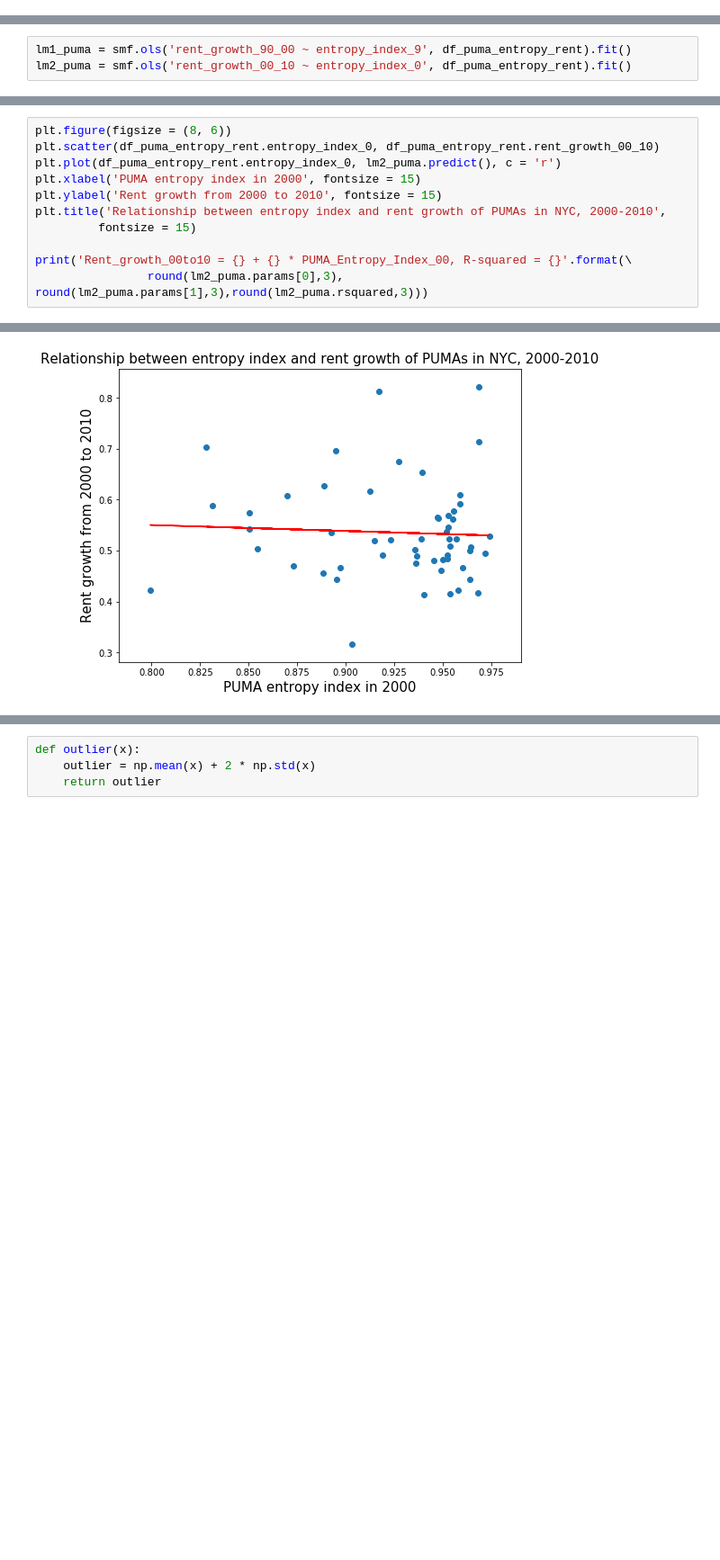
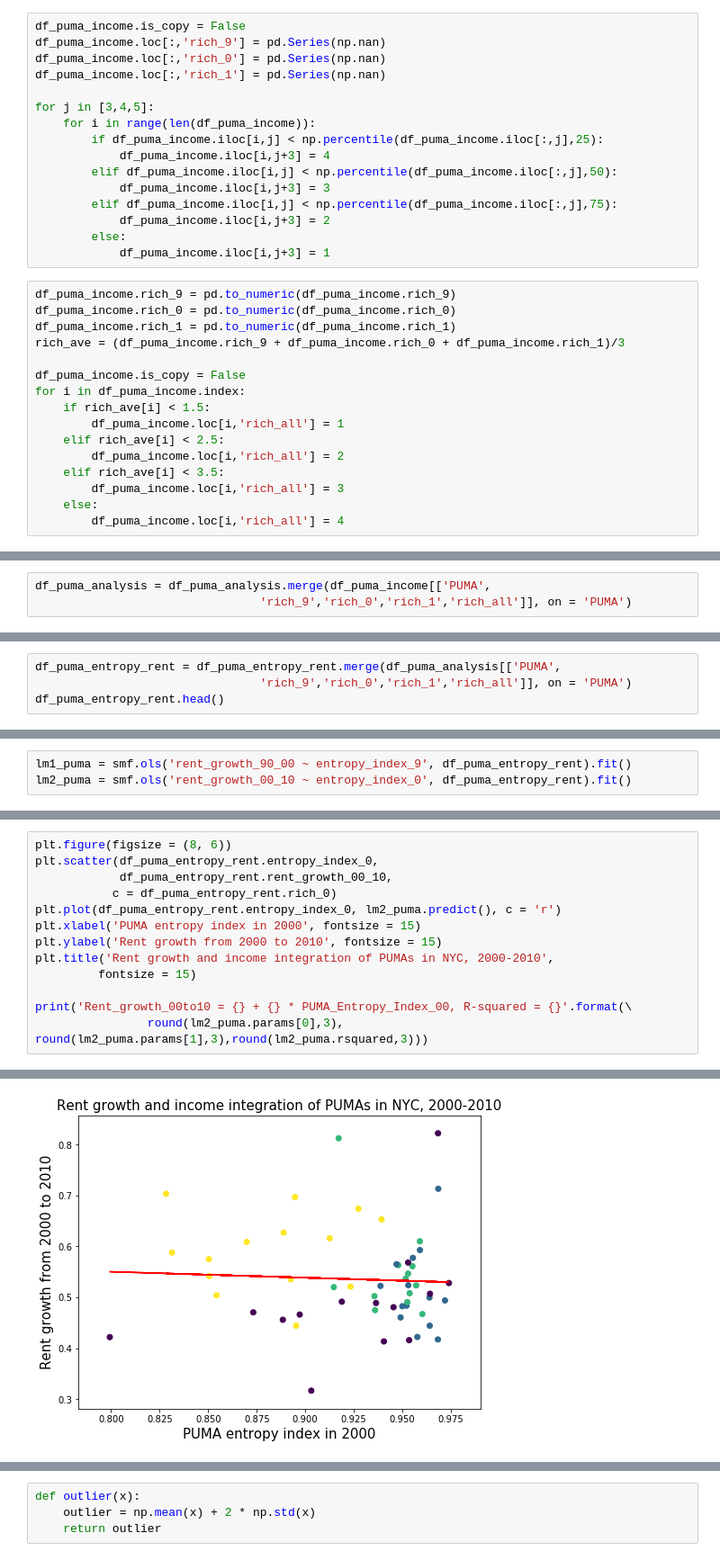
Before and after one commit to picniclin/NYC_yl5240, a Jupyter notebook: NYC_housing_and_income.ipynb, the cells around one changed output, grey strips where cells are left out. Shown at 90% size. Saved outputs shown, nothing was run; the diff lists cells and outputs as text; blank space fills up the shorter version.

```diff
--- a/NYC_housing_and_income.ipynb
+++ b/NYC_housing_and_income.ipynb
@@ -1108,0 +1133,32 @@ df_puma_analysis.head()
+# %%
+df_puma_income.is_copy = False
+df_puma_income.loc[:,'rich_9'] = pd.Series(np.nan)
+df_puma_income.loc[:,'rich_0'] = pd.Series(np.nan)
+df_puma_income.loc[:,'rich_1'] = pd.Series(np.nan)
+
+for j in [3,4,5]:
+    for i in range(len(df_puma_income)):
+        if df_puma_income.iloc[i,j] < np.percentile(df_puma_income.iloc[:,j],25):
+            df_puma_income.iloc[i,j+3] = 4
+        elif df_puma_income.iloc[i,j] < np.percentile(df_puma_income.iloc[:,j],50):
+            df_puma_income.iloc[i,j+3] = 3
+        elif df_puma_income.iloc[i,j] < np.percentile(df_puma_income.iloc[:,j],75):
+            df_puma_income.iloc[i,j+3] = 2
+        else:
+            df_puma_income.iloc[i,j+3] = 1
+# %%
+df_puma_income.rich_9 = pd.to_numeric(df_puma_income.rich_9)
+df_puma_income.rich_0 = pd.to_numeric(df_puma_income.rich_0)
+df_puma_income.rich_1 = pd.to_numeric(df_puma_income.rich_1)
+rich_ave = (df_puma_income.rich_9 + df_puma_income.rich_0 + df_puma_income.rich_1)/3
+
+df_puma_income.is_copy = False
+for i in df_puma_income.index:
+    if rich_ave[i] < 1.5:
+        df_puma_income.loc[i,'rich_all'] = 1
+    elif rich_ave[i] < 2.5:
+        df_puma_income.loc[i,'rich_all'] = 2
+    elif rich_ave[i] < 3.5:
+        df_puma_income.loc[i,'rich_all'] = 3
+    else:
+        df_puma_income.loc[i,'rich_all'] = 4
@@ -1108,0 +1185,3 @@ df_puma_analysis.head()
+# %%
+df_puma_analysis = df_puma_analysis.merge(df_puma_income[['PUMA',
+                                'rich_9','rich_0','rich_1','rich_all']], on = 'PUMA')
@@ -1235,2 +1391,6 @@ Rent_growth_00to10 = 0.076 + 0.151 * PUMA_Entropy_Index_00, R-squared = 0.016
 # %% [markdown]
 ## 5) OLS regression between rent growth and entropy index, on PUMA level
+# %%
+df_puma_entropy_rent = df_puma_entropy_rent.merge(df_puma_analysis[['PUMA',
+                                'rich_9','rich_0','rich_1','rich_all']], on = 'PUMA')
+df_puma_entropy_rent.head()
@@ -1280,14 +1467,16 @@ OLS Regression Results
 # %%
 plt.figure(figsize = (8, 6))
-plt.scatter(df_puma_entropy_rent.entropy_index_0, df_puma_entropy_rent.rent_growth_00_10)
+plt.scatter(df_puma_entropy_rent.entropy_index_0,
+            df_puma_entropy_rent.rent_growth_00_10,
+           c = df_puma_entropy_rent.rich_0)
 plt.plot(df_puma_entropy_rent.entropy_index_0, lm2_puma.predict(), c = 'r')
 plt.xlabel('PUMA entropy index in 2000', fontsize = 15)
 plt.ylabel('Rent growth from 2000 to 2010', fontsize = 15)
-plt.title('Relationship between entropy index and rent growth of PUMAs in NYC, 2000-2010',
+plt.title('Rent growth and income integration of PUMAs in NYC, 2000-2010',
          fontsize = 15)
 
 print('Rent_growth_00to10 = {} + {} * PUMA_Entropy_Index_00, R-squared = {}'.format(\
                 round(lm2_puma.params[0],3), round(lm2_puma.params[1],3),round(lm2_puma.rsquared,3)))
 # %% [output]
 Rent_growth_00to10 = 0.643 + -0.117 * PUMA_Entropy_Index_00, R-squared = 0.003
-[figure, old version]
+[figure, new version]
```
Also changed, not shown: parts of 40 cells of this notebook.
